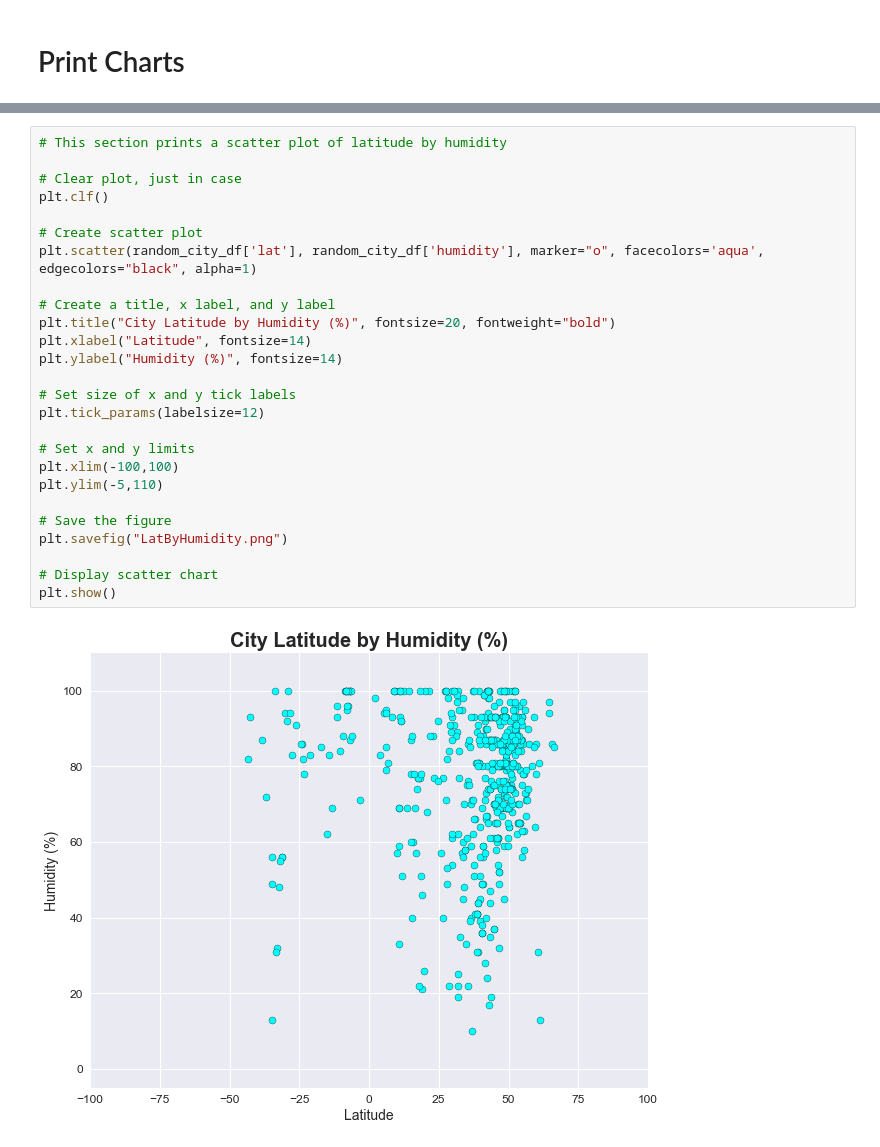
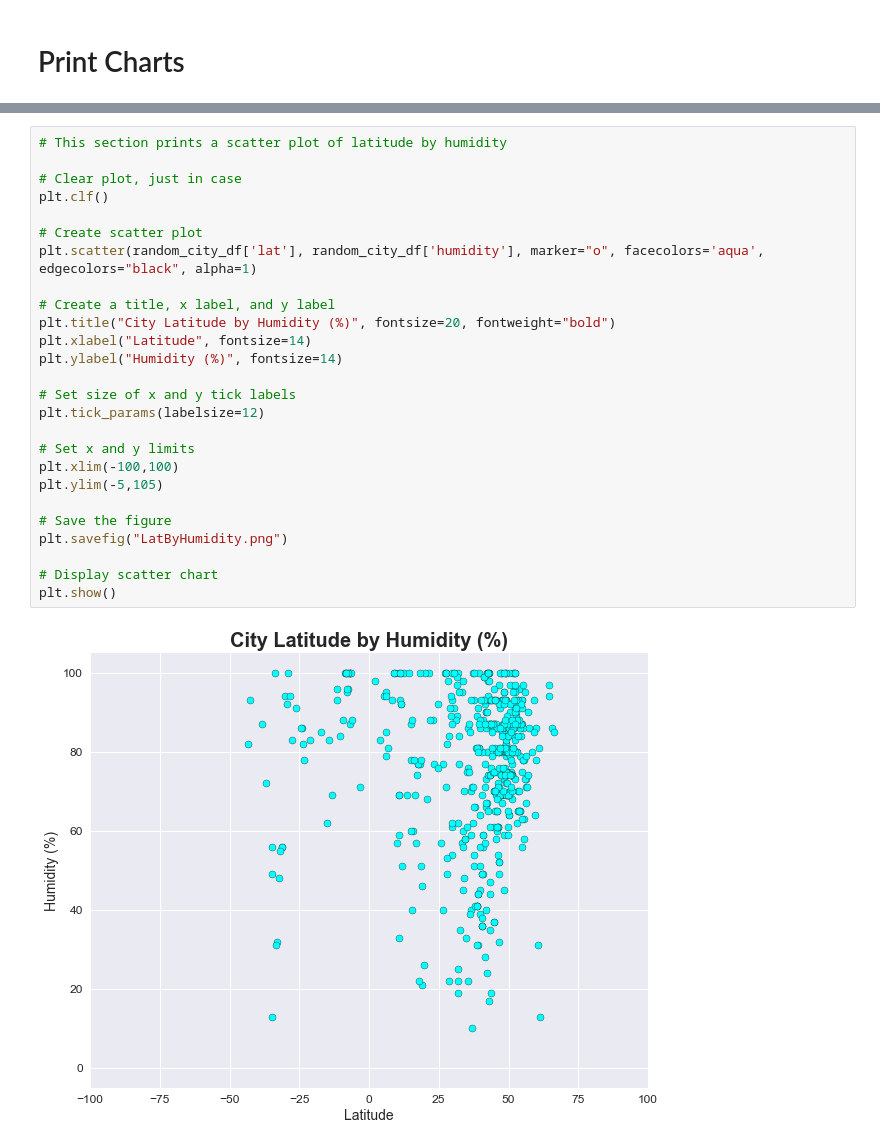
Before and after one commit to spencerrand/Unit-6-Python-APIs, a Jupyter notebook: main.ipynb, the cells around one changed output, grey strips where cells are left out. Saved outputs shown, nothing was run; the diff lists cells and outputs as text.

```diff
--- a/main.ipynb
+++ b/main.ipynb
@@ -231,31 +231,31 @@ plt.show()
 # %%
 # This section prints a scatter plot of latitude by humidity
 
 # Clear plot, just in case
 plt.clf()
 
 # Create scatter plot
 plt.scatter(random_city_df['lat'], random_city_df['humidity'], marker="o", facecolors='aqua', edgecolors="black", alpha=1)
 
 # Create a title, x label, and y label
 plt.title("City Latitude by Humidity (%)", fontsize=20, fontweight="bold")
 plt.xlabel("Latitude", fontsize=14)
 plt.ylabel("Humidity (%)", fontsize=14)
 
 # Set size of x and y tick labels
 plt.tick_params(labelsize=12)
 
 # Set x and y limits
 plt.xlim(-100,100)
-plt.ylim(-5,110)
+plt.ylim(-5,105)
 
 # Save the figure
 plt.savefig("LatByHumidity.png")
 
 # Display scatter chart
 plt.show()
 # %% [output]
-[figure, old version]
+[figure, new version]
 # %%
 # This section prints a scatter plot of latitude by cloudiness
 
```
Also changed, not shown: parts of 3 cells of this notebook.
